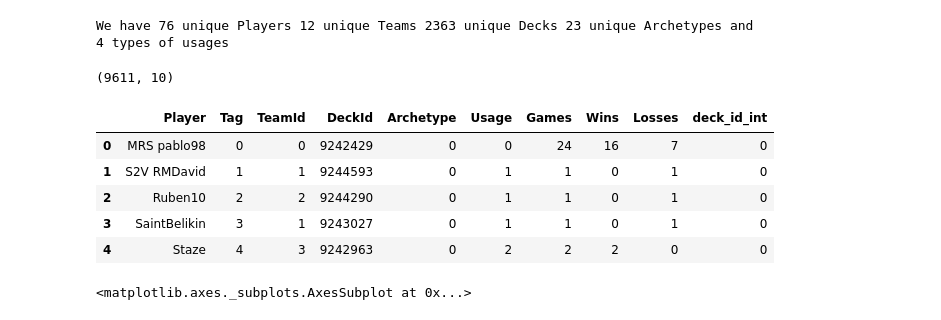
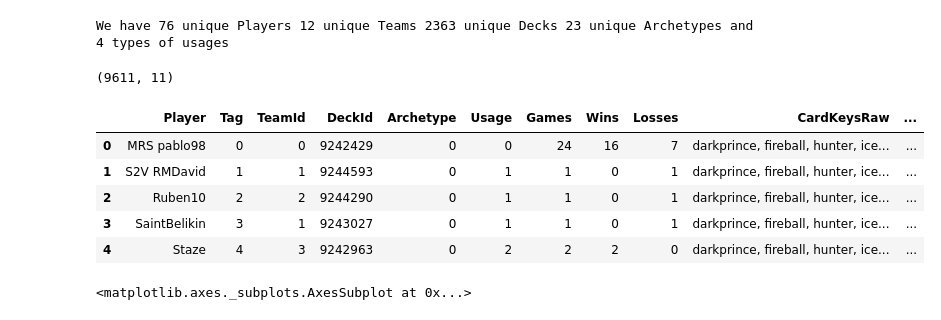
Before and after one commit to EnricRovira/ClashRoyale_DeckRecommender, a Jupyter notebook: Clash_Recommender.ipynb, the cells around one changed output. Drawn from its saved outputs; the diff is of its cells as text; code cells hidden in the pictures.

```diff
--- a/Clash_Recommender.ipynb
+++ b/Clash_Recommender.ipynb
@@ -127,24 +129,24 @@ archetypes_map_inv = {val:i for i,val in enumerate(archetype_unique)}
 usages_map = {i:val for i,val in enumerate(usage_unique)}
 usages_map_inv = {val:i for i,val in enumerate(usage_unique)}
 # %%
-my_cols  = ['Player', 'Tag', 'TeamId', 'DeckId', 'Archetype', 'Usage', 'Games', 'Wins', 'Losses']
+my_cols  = ['Player', 'Tag', 'TeamId', 'DeckId', 'Archetype', 'Usage', 'Games', 'Wins', 'Losses', 'CardKeysRaw']
 data_feed = data_original[my_cols].copy()
 
 data_feed['Tag'] = data_original['Tag'].map(players_map_inv)
 data_feed['TeamId'] = data_original['TeamId'].map(teams_map_inv)
 data_feed['deck_id_int'] = data_original['deck_id_int'].map(decks_map_inv)
 data_feed['Archetype'] = data_original['Archetype'].map(archetypes_map_inv)
 data_feed['Usage'] = data_original['Usage'].map(usages_map_inv)
 print(data_feed.shape)
 data_feed.head()
 # %% [output]
-(9611, 10)
+(9611, 11)
-|  | Player | Tag | TeamId | DeckId | Archetype | Usage | Games | Wins | Losses | deck_id_int |
-| 0 | MRS pablo98 | 0 | 0 | 9242429 | 0 | 0 | 24 | 16 | 7 | 0 |
-| 1 | S2V RMDavid | 1 | 1 | 9244593 | 0 | 1 | 1 | 0 | 1 | 0 |
-| 2 | Ruben10 | 2 | 2 | 9244290 | 0 | 1 | 1 | 0 | 1 | 0 |
-| 3 | SaintBelikin | 3 | 1 | 9243027 | 0 | 1 | 1 | 0 | 1 | 0 |
-| 4 | Staze | 4 | 3 | 9242963 | 0 | 2 | 2 | 2 | 0 | 0 |
+|  | Player | Tag | TeamId | DeckId | Archetype | Usage | Games | Wins | Losses | CardKeysRaw | ... |
+| 0 | MRS pablo98 | 0 | 0 | 9242429 | 0 | 0 | 24 | 16 | 7 | darkprince, fireball, hunter, ice... | ... |
+| 1 | S2V RMDavid | 1 | 1 | 9244593 | 0 | 1 | 1 | 0 | 1 | darkprince, fireball, hunter, ice... | ... |
+| 2 | Ruben10 | 2 | 2 | 9244290 | 0 | 1 | 1 | 0 | 1 | darkprince, fireball, hunter, ice... | ... |
+| 3 | SaintBelikin | 3 | 1 | 9243027 | 0 | 1 | 1 | 0 | 1 | darkprince, fireball, hunter, ice... | ... |
+| 4 | Staze | 4 | 3 | 9242963 | 0 | 2 | 2 | 2 | 0 | darkprince, fireball, hunter, ice... | ... |
 # %%
 sns.distplot(data_feed['Games'], bins = 7)
 # %% [output]
```
Also changed, not shown: parts of 15 cells of this notebook, 1 other file.
